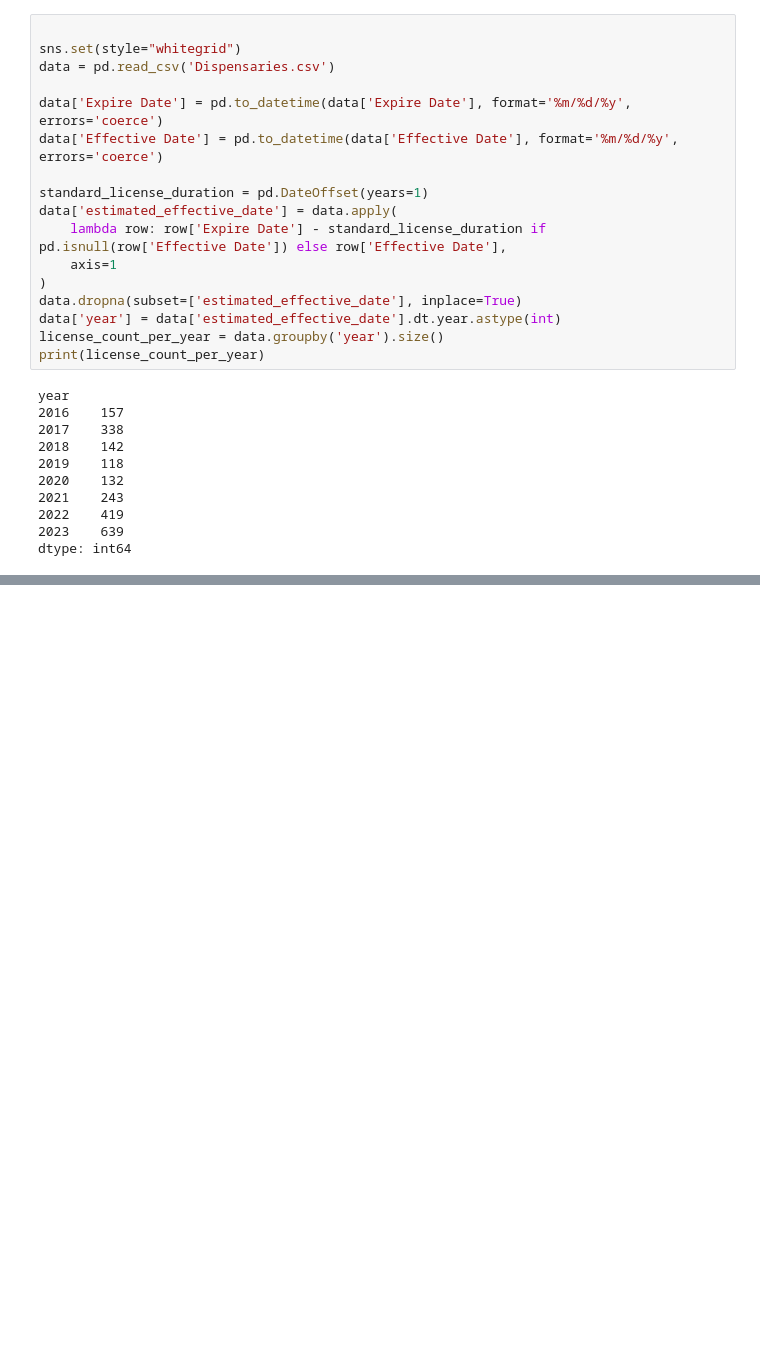
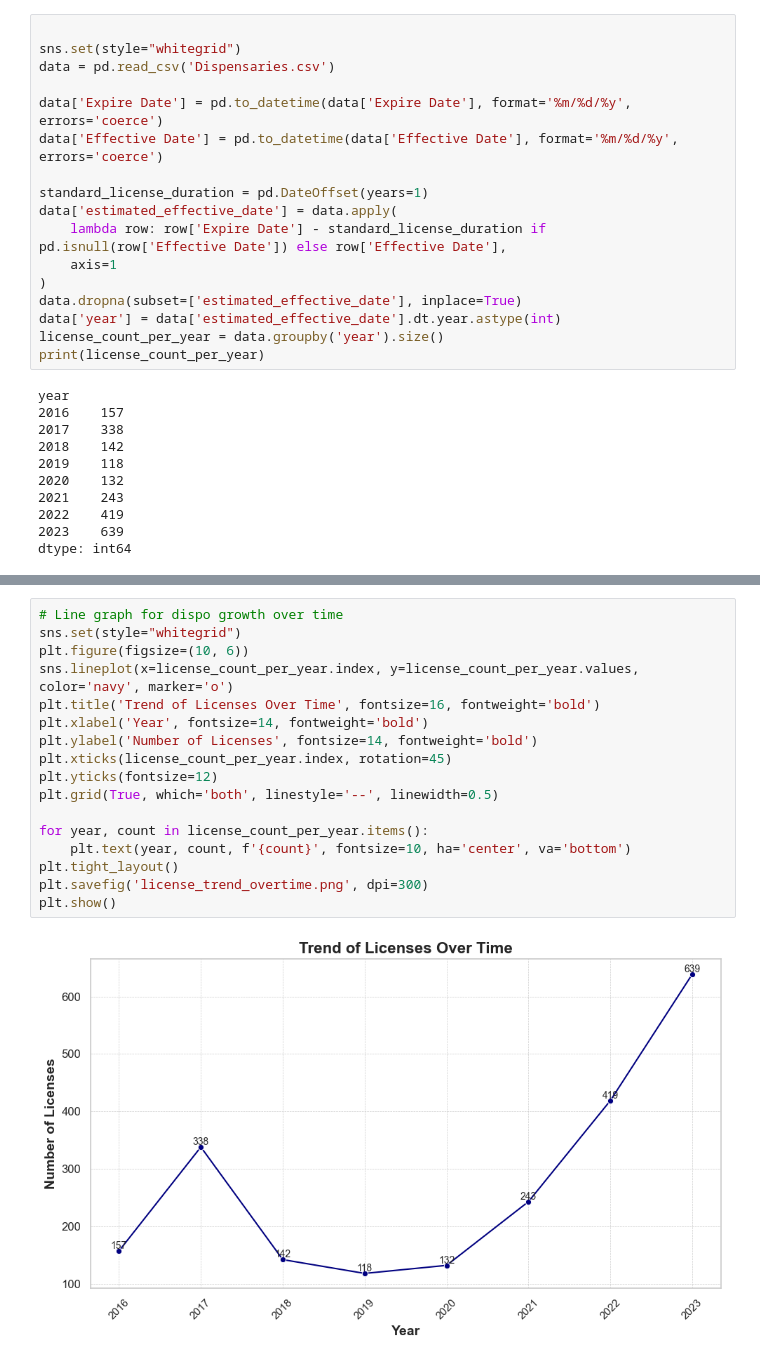
Before and after one commit to kduggirala/eclab, a Jupyter notebook: figures.ipynb, the cells around one changed output, grey strips where cells are left out. Saved outputs shown, nothing was run; the diff lists cells and outputs as text; blank space fills up the shorter version.

Commit message:
Trend line + bar graph for dispo growth over time

```diff
--- a/figures.ipynb
+++ b/figures.ipynb
@@ -46,3 +47,22 @@ plt.savefig('licenses_by_year.png', dpi=300)
 plt.show()
 # %% [output]
 [figure]
+# %%
+# Line graph for dispo growth over time
+sns.set(style="whitegrid")
+plt.figure(figsize=(10, 6))
+sns.lineplot(x=license_count_per_year.index, y=license_count_per_year.values, color='navy', marker='o')
+plt.title('Trend of Licenses Over Time', fontsize=16, fontweight='bold')
+plt.xlabel('Year', fontsize=14, fontweight='bold')
+plt.ylabel('Number of Licenses', fontsize=14, fontweight='bold')
+plt.xticks(license_count_per_year.index, rotation=45)
+plt.yticks(fontsize=12)
+plt.grid(True, which='both', linestyle='--', linewidth=0.5)
+
+for year, count in license_count_per_year.items():
+    plt.text(year, count, f'{count}', fontsize=10, ha='center', va='bottom')
+plt.tight_layout()
+plt.savefig('license_trend_overtime.png', dpi=300)
+plt.show()
+# %% [output]
+[figure, added]
```
Also changed, not shown: parts of 1 cell of this notebook, 1 other file.
